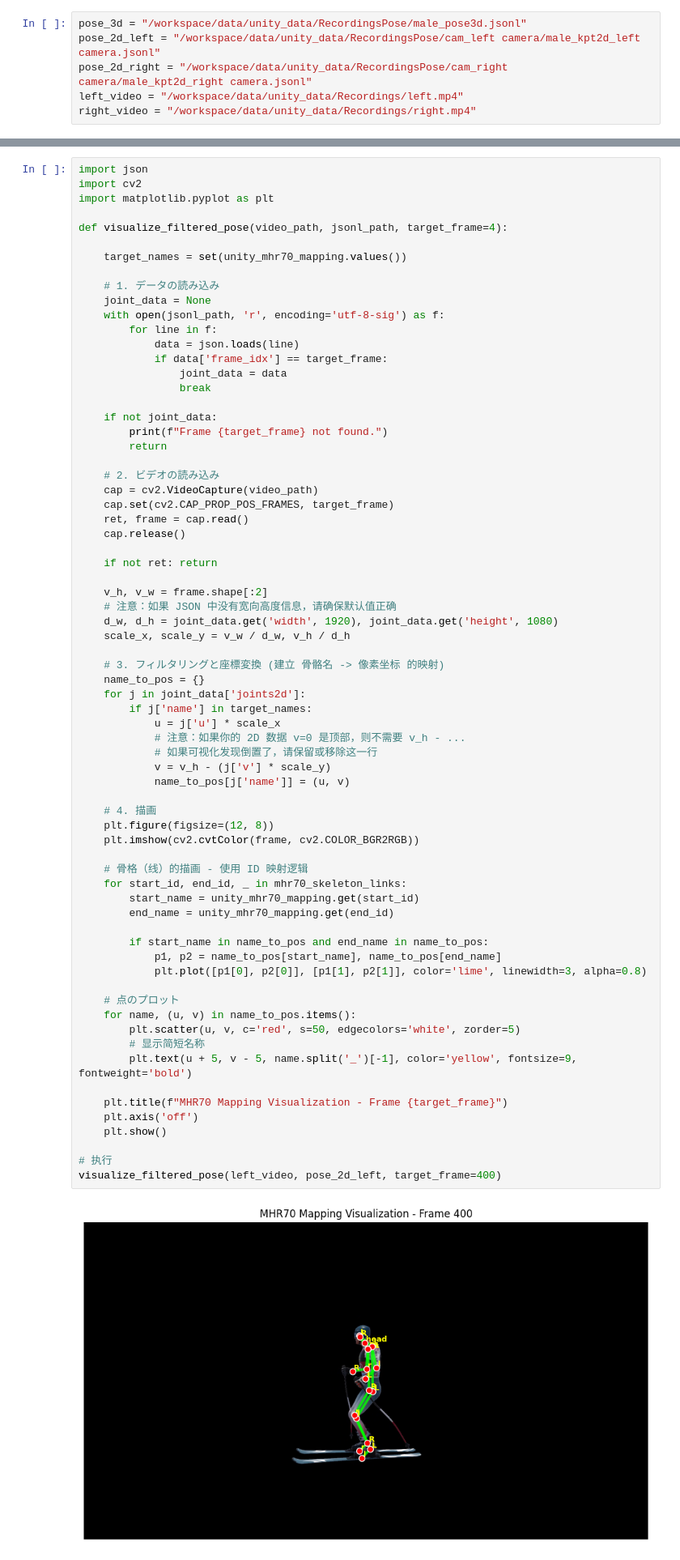
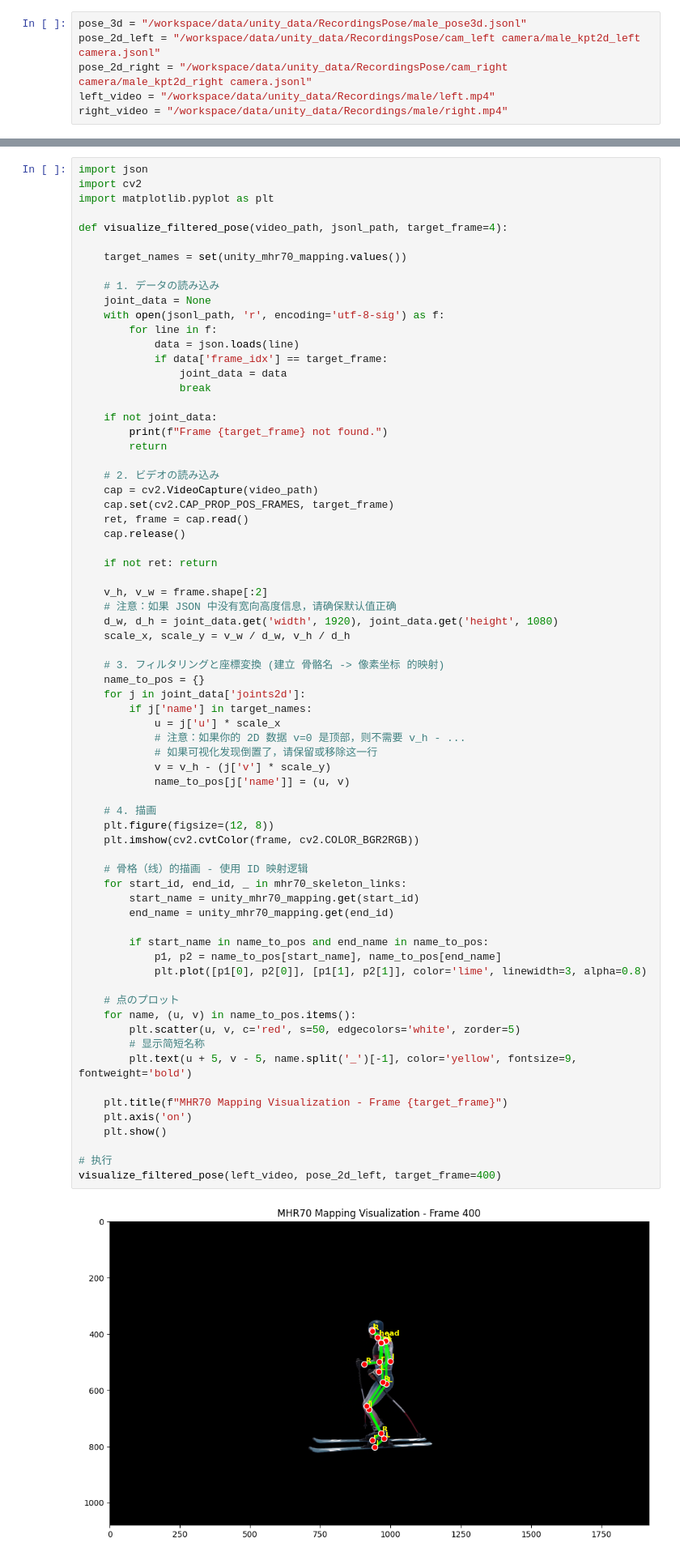
Before and after one commit to ChenKaiXuSan/Skiing_Analysis_PyTorch, a Jupyter notebook: analysis/unity_data.ipynb, the cells around one changed output, grey strips where cells are left out. Shown at 81% size. Saved outputs shown, nothing was run; the diff lists cells and outputs as text.

```diff
--- a/analysis/unity_data.ipynb
+++ b/analysis/unity_data.ipynb
@@ -2,8 +2,8 @@
 pose_3d = "/workspace/data/unity_data/RecordingsPose/male_pose3d.jsonl"
 pose_2d_left = "/workspace/data/unity_data/RecordingsPose/cam_left camera/male_kpt2d_left camera.jsonl"
 pose_2d_right = "/workspace/data/unity_data/RecordingsPose/cam_right camera/male_kpt2d_right camera.jsonl"
-left_video = "/workspace/data/unity_data/Recordings/left.mp4"
-right_video = "/workspace/data/unity_data/Recordings/right.mp4"
+left_video = "/workspace/data/unity_data/Recordings/male/left.mp4"
+right_video = "/workspace/data/unity_data/Recordings/male/right.mp4"
 # %%
 # 删除最初的两针，用来和video进行对齐
 import json
@@ -362,35 +362,35 @@ def visualize_filtered_pose(video_path, jsonl_path, target_frame=4):
             # 注意：如果你的 2D 数据 v=0 是顶部，则不需要 v_h - ...
             # 如果可视化发现倒置了，请保留或移除这一行
             v = v_h - (j['v'] * scale_y)
             name_to_pos[j['name']] = (u, v)
 
     # 4. 描画
     plt.figure(figsize=(12, 8))
     plt.imshow(cv2.cvtColor(frame, cv2.COLOR_BGR2RGB))
 
     # 骨格（线）的描画 - 使用 ID 映射逻辑
     for start_id, end_id, _ in mhr70_skeleton_links:
         start_name = unity_mhr70_mapping.get(start_id)
         end_name = unity_mhr70_mapping.get(end_id)
 
         if start_name in name_to_pos and end_name in name_to_pos:
             p1, p2 = name_to_pos[start_name], name_to_pos[end_name]
             plt.plot([p1[0], p2[0]], [p1[1], p2[1]], color='lime', linewidth=3, alpha=0.8)
 
     # 点のプロット
     for name, (u, v) in name_to_pos.items():
         plt.scatter(u, v, c='red', s=50, edgecolors='white', zorder=5)
         # 显示简短名称
         plt.text(u + 5, v - 5, name.split('_')[-1], color='yellow', fontsize=9, fontweight='bold')
 
     plt.title(f"MHR70 Mapping Visualization - Frame {target_frame}")
-    plt.axis('off')
+    plt.axis('on')
     plt.show()
 
 # 执行
 visualize_filtered_pose(left_video, pose_2d_left, target_frame=400)
 # %% [output]
-[figure, old version]
+[figure, new version]
 # %%
 for i in range(0, 678, 100):
     visualize_filtered_pose(left_video, pose_2d_left, target_frame=i)
```
Also changed, not shown: parts of 1 cell of this notebook, 6 other files.
